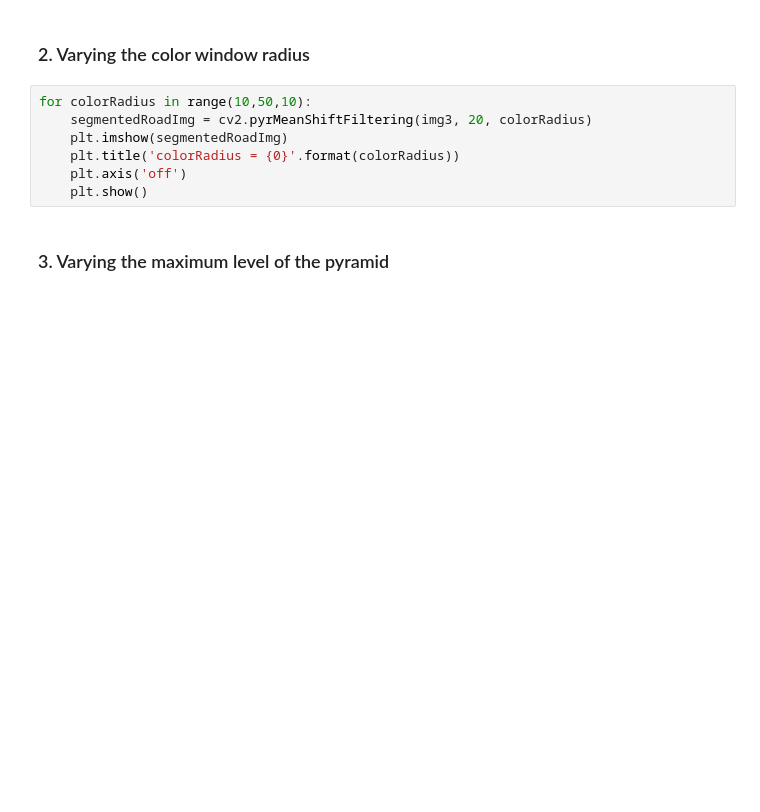
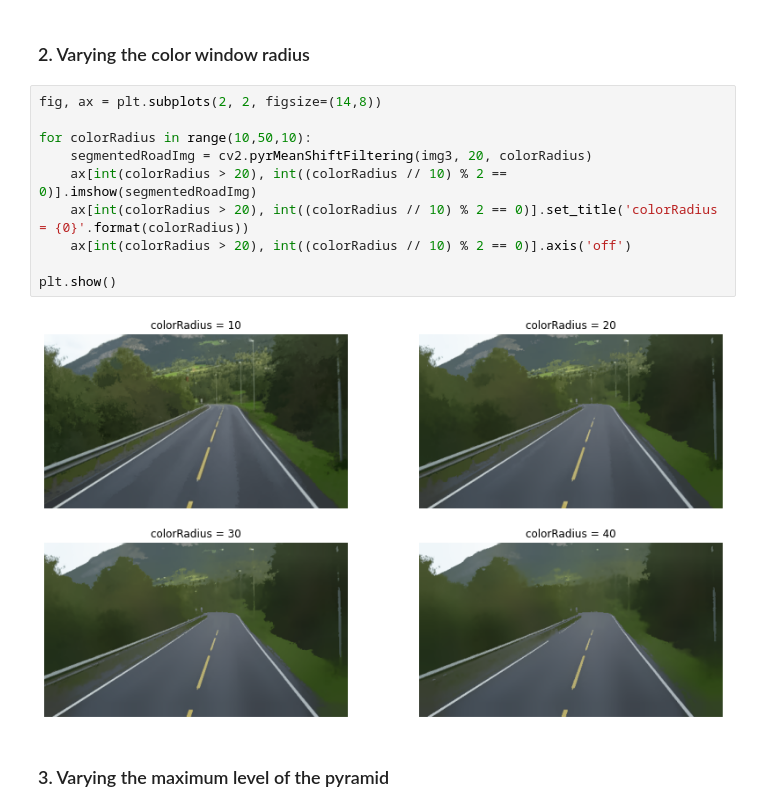
Before and after one commit to paulinho-16/MEIC-VC, a Jupyter notebook: Exercises/Part1/5_image_segmentation.ipynb, the cells around one changed output. Drawn from its saved outputs; the diff is of its cells as text; blank space fills up the shorter version.

```diff
--- a/Exercises/Part1/5_image_segmentation.ipynb
+++ b/Exercises/Part1/5_image_segmentation.ipynb
@@ -216,12 +222,17 @@ for spatialRadius in range(10,50,10):
 # %% [markdown]
 ### 2. Varying the color window radius
 # %%
+fig, ax = plt.subplots(2, 2, figsize=(14,8))
+
 for colorRadius in range(10,50,10):
     segmentedRoadImg = cv2.pyrMeanShiftFiltering(img3, 20, colorRadius)
-    plt.imshow(segmentedRoadImg)
-    plt.title('colorRadius = {0}'.format(colorRadius))
-    plt.axis('off')
-    plt.show()
+    ax[int(colorRadius > 20), int((colorRadius // 10) % 2 == 0)].imshow(segmentedRoadImg)
+    ax[int(colorRadius > 20), int((colorRadius // 10) % 2 == 0)].set_title('colorRadius = {0}'.format(colorRadius))
+    ax[int(colorRadius > 20), int((colorRadius // 10) % 2 == 0)].axis('off')
+
+plt.show()
+# %% [output]
+[figure, added]
 # %% [markdown]
 ### 3. Varying the maximum level of the pyramid
 # %%
```
Also changed, not shown: parts of 6 cells of this notebook.
